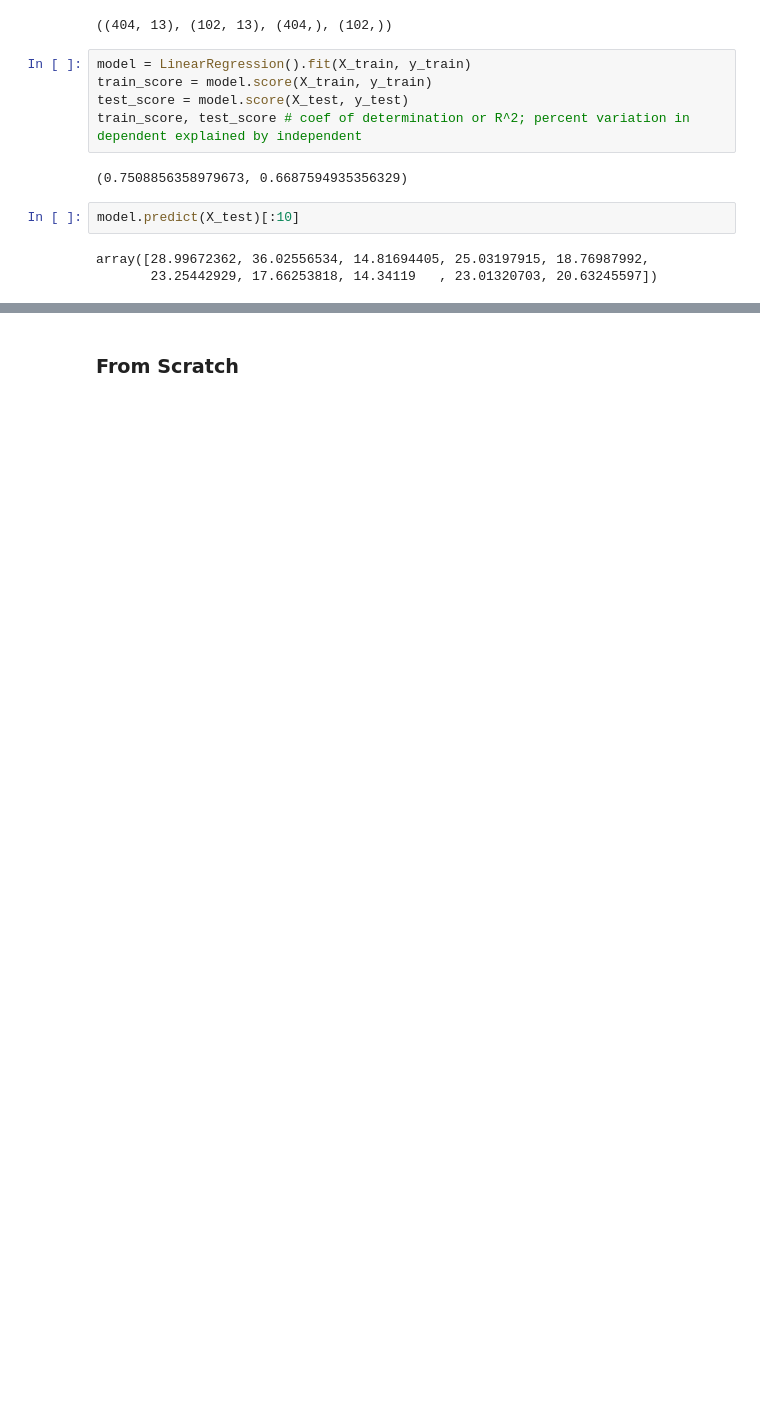
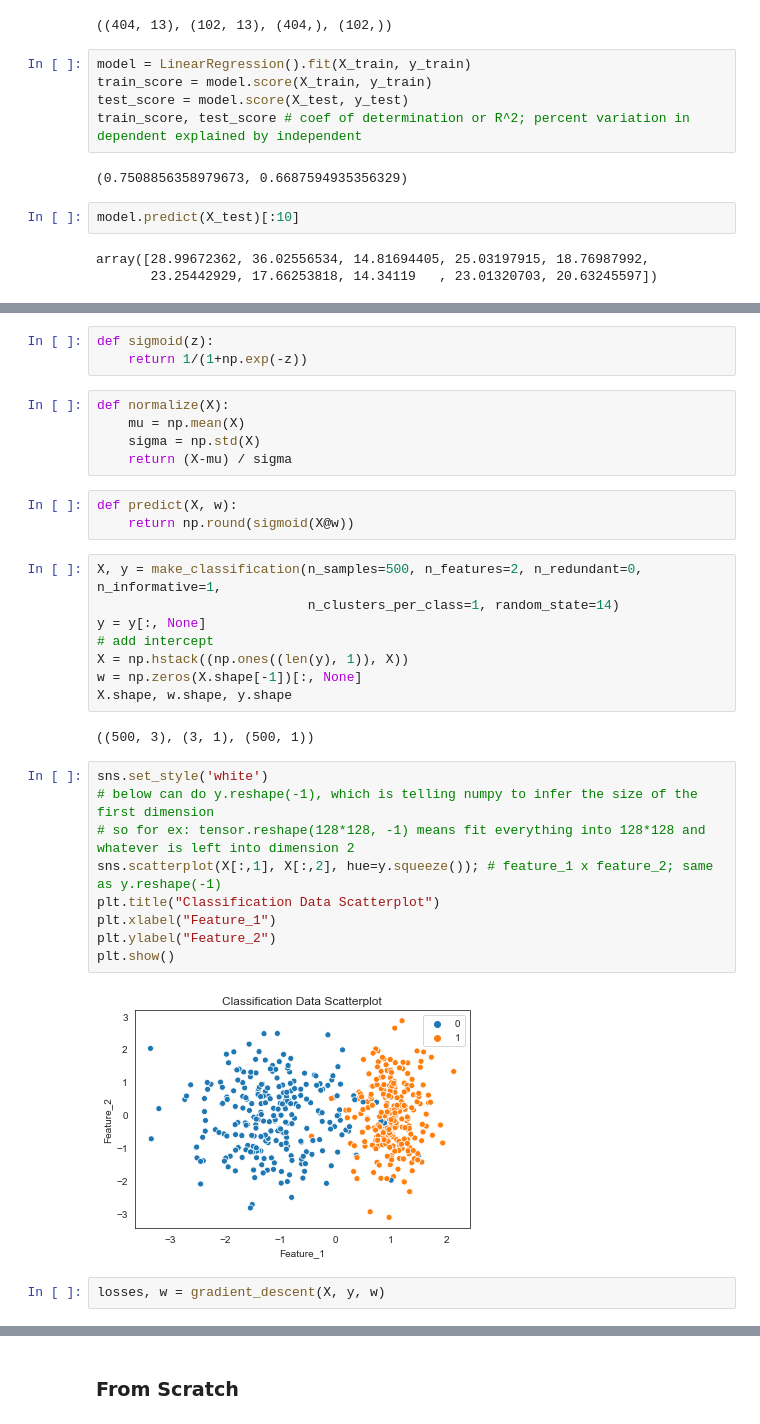
Before and after one commit to SudoSharma/ml_fundamentals, a Jupyter notebook: ml_sandbox.ipynb, the cells around one changed output, grey strips where cells are left out. Drawn from its saved outputs; the diff is of its cells as text; blank space fills up the shorter version.

```diff
--- a/ml_sandbox.ipynb
+++ b/ml_sandbox.ipynb
@@ -84,0 +150,34 @@ array([28.99672362, 36.02556534, 14.81694405, 25.03197915, 18.76987992,
+# %%
+def sigmoid(z):
+    return 1/(1+np.exp(-z))
+# %%
+def normalize(X):
+    mu = np.mean(X)
+    sigma = np.std(X)
+    return (X-mu) / sigma
+# %%
+def predict(X, w):
+    return np.round(sigmoid(X@w))
+# %%
+X, y = make_classification(n_samples=500, n_features=2, n_redundant=0, n_informative=1,
+                           n_clusters_per_class=1, random_state=14)
+y = y[:, None]
+# add intercept
+X = np.hstack((np.ones((len(y), 1)), X))
+w = np.zeros(X.shape[-1])[:, None]
+X.shape, w.shape, y.shape
+# %% [output]
+((500, 3), (3, 1), (500, 1))
+# %%
+sns.set_style('white')
+# below can do y.reshape(-1), which is telling numpy to infer the size of the first dimension
+# so for ex: tensor.reshape(128*128, -1) means fit everything into 128*128 and whatever is left into dimension 2
+sns.scatterplot(X[:,1], X[:,2], hue=y.squeeze()); # feature_1 x feature_2; same as y.reshape(-1)
+plt.title("Classification Data Scatterplot")
+plt.xlabel("Feature_1")
+plt.ylabel("Feature_2")
+plt.show()
+# %% [output]
+[figure, added]
+# %%
+losses, w = gradient_descent(X, y, w)
```
Also changed, not shown: parts of 91 cells of this notebook.
